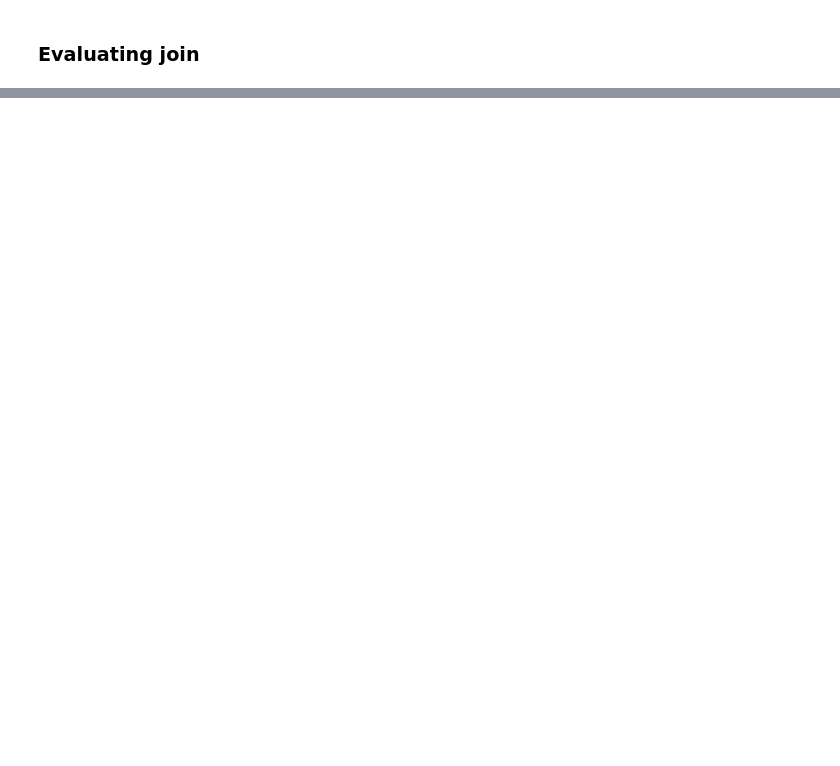
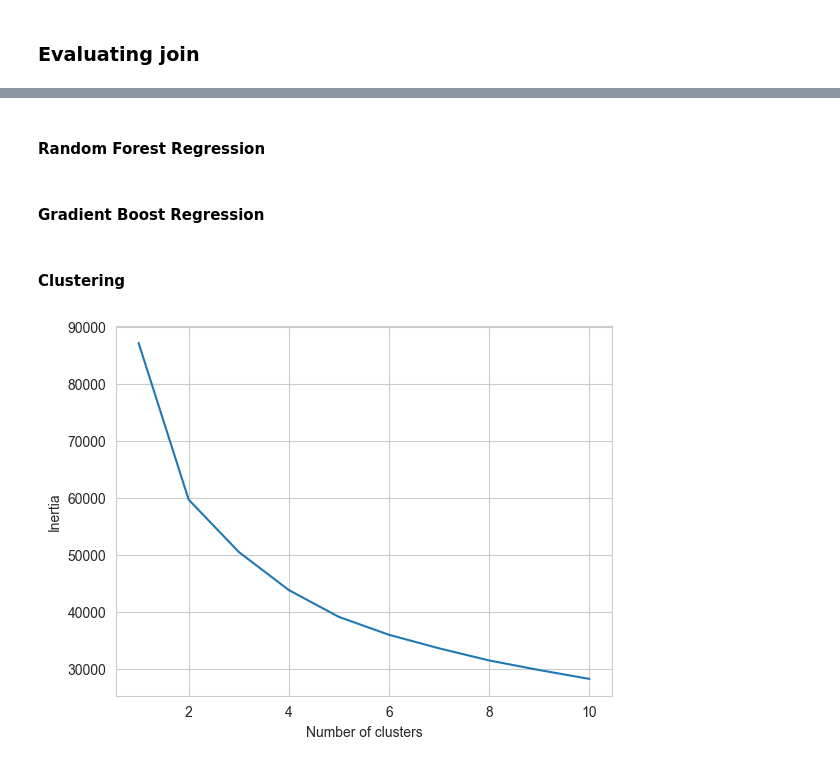
Before and after one commit to brandon-ds/siads593-M1, a Jupyter notebook: notebooks/Data-analysis.ipynb, the cells around one changed output, grey strips where cells are left out. Drawn from its saved outputs; the diff is of its cells as text; code cells hidden in the pictures; blank space fills up the shorter version.

```diff
--- a/notebooks/Data-analysis.ipynb
+++ b/notebooks/Data-analysis.ipynb
@@ -902,0 +984,31 @@ fig.show()
+# %% [markdown]
+#### Random Forest Regression
+# %% [markdown]
+#### Gradient Boost Regression
+# %% [markdown]
+#### Clustering
+# %%
+from sklearn.preprocessing import StandardScaler
+from sklearn.cluster import KMeans
+import matplotlib.pyplot as plt
+
+features = ['overall', 'potential', 'age_x', 'pace', 'shooting', 'dribbling']
+X = merged_df[features]
+
+# Normalize the data
+scaler = StandardScaler()
+X_scaled = scaler.fit_transform(X)
+
+
+inertia = []
+for i in range(1, 11):
+    kmeans = KMeans(n_clusters=i, random_state=42)
+    kmeans.fit(X_scaled)
+    inertia.append(kmeans.inertia_)
+
+plt.plot(range(1, 11), inertia)
+plt.xlabel('Number of clusters')
+plt.ylabel('Inertia')
+plt.show()
+# %% [output]
+[figure, added]
```
Also changed, not shown: parts of 31 cells of this notebook.
